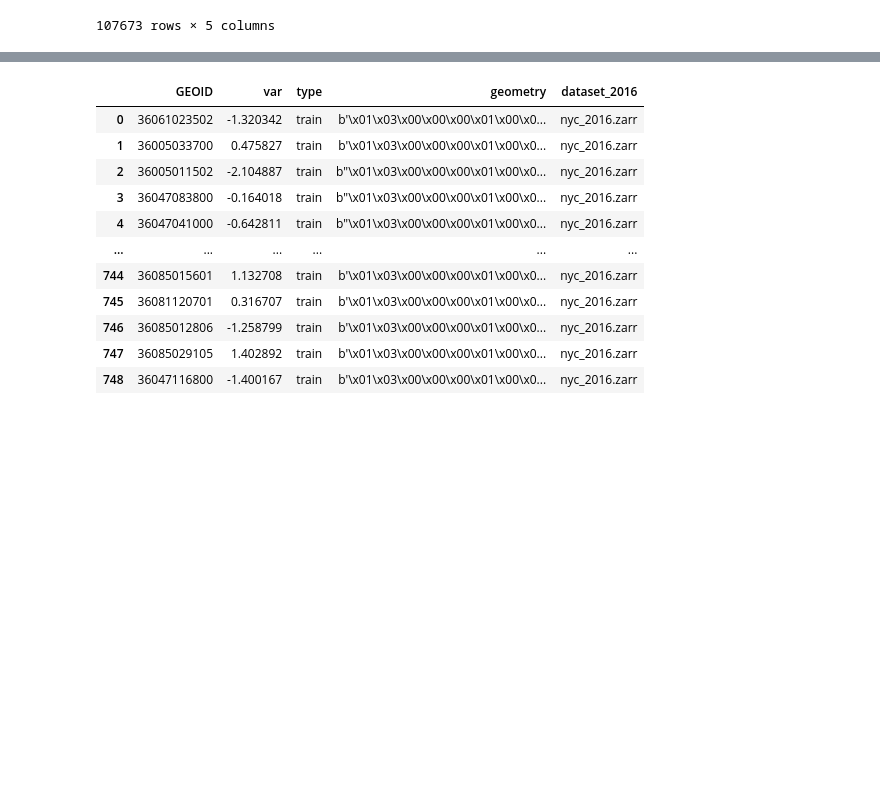
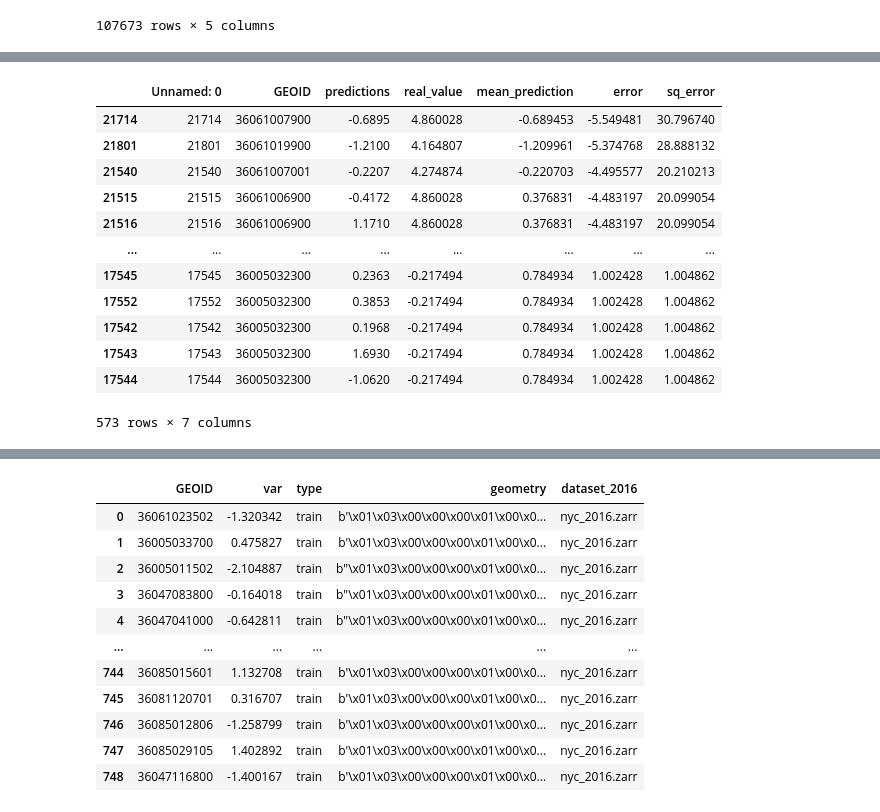
Before and after one commit to Queeno11/ny_state_aerial_imagery_prototype, a Jupyter notebook: notebooks/test.ipynb, the cells around one changed output, grey strips where cells are left out. Saved outputs shown, nothing was run; the diff lists cells and outputs as text; code cells hidden in the pictures; blank space fills up the shorter version.

```diff
--- a/notebooks/test.ipynb
+++ b/notebooks/test.ipynb
@@ -131,0 +129,8 @@ gpd.read_feather(r"/mnt/c/Working Papers/NY State Aerial Imagery Prototype/ny_st
+# %%
+import pandas as pd
+#C:/Working Papers/NY State Aerial Imagery Prototype/ny_state_aerial_imagery_prototype/models/models_by_epoch/effnet_v2B1_lr0.0005_size128_y2016-2018-2020-2022-2024_
+test = pd.read_csv(r"/mnt/c/Working Papers/NY State Aerial Imagery Prototype/ny_state_aerial_imagery_prototype/models/models_by_epoch/effnet_v2B1_lr0.0005_size128_y2016-2018-2020-2022-2024_stack1-4_Pooling/val_198.csv")
+# %%
+test  = test[test.predictions!= 0.2058] # Exclude black predictions
+
+# .drop_duplicates("GEOID").sq_error.mean()
@@ -132,3 +153,19 @@ gpd.read_feather(r"/mnt/c/Working Papers/NY State Aerial Imagery Prototype/ny_st
+# %%
+test[test["sq_error"]>1].sort_values("sq_error", ascending=False)
+# %% [output]
+|  | Unnamed: 0 | GEOID | predictions | real_value | mean_prediction | error | sq_error |
+| 21714 | 21714 | 36061007900 | -0.6895 | 4.860028 | -0.689453 | -5.549481 | 30.796740 |
+| 21801 | 21801 | 36061019900 | -1.2100 | 4.164807 | -1.209961 | -5.374768 | 28.888132 |
+| 21540 | 21540 | 36061007001 | -0.2207 | 4.274874 | -0.220703 | -4.495577 | 20.210213 |
+| 21515 | 21515 | 36061006900 | -0.4172 | 4.860028 | 0.376831 | -4.483197 | 20.099054 |
+| 21516 | 21516 | 36061006900 | 1.1710 | 4.860028 | 0.376831 | -4.483197 | 20.099054 |
+| ... | ... | ... | ... | ... | ... | ... | ... |
+| 17545 | 17545 | 36005032300 | 0.2363 | -0.217494 | 0.784934 | 1.002428 | 1.004862 |
+| 17552 | 17552 | 36005032300 | 0.3853 | -0.217494 | 0.784934 | 1.002428 | 1.004862 |
+| 17542 | 17542 | 36005032300 | 0.1968 | -0.217494 | 0.784934 | 1.002428 | 1.004862 |
+| 17543 | 17543 | 36005032300 | 1.6930 | -0.217494 | 0.784934 | 1.002428 | 1.004862 |
+| 17544 | 17544 | 36005032300 | -1.0620 | -0.217494 | 0.784934 | 1.002428 | 1.004862 |
+573 rows × 7 columns
 # %%
 import numpy as np
 import matplotlib.pyplot as plt
```
Also changed, not shown: parts of 4 cells of this notebook, 7 other files.
